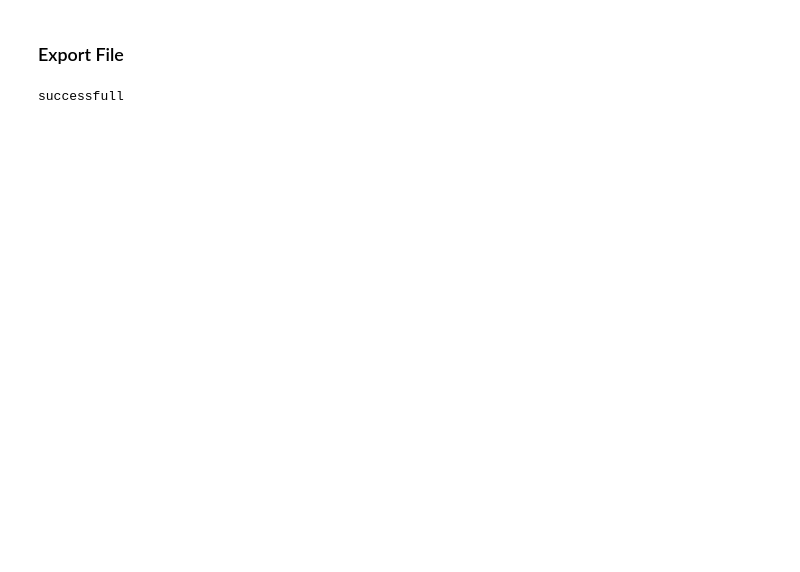
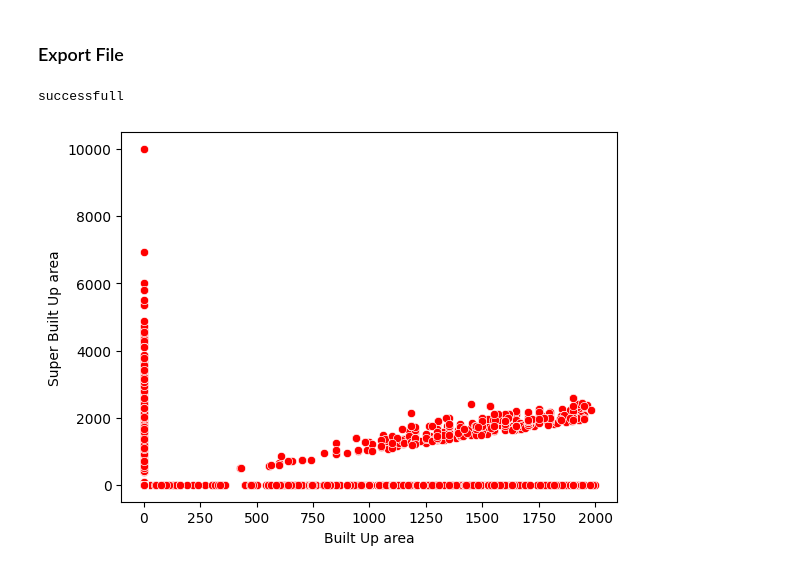
Before and after one commit to TeenaJaglan/Housing-Property-Analyzer, a Jupyter notebook: Feature Engineering.ipynb, the cells around one changed output. Cells and saved outputs as stored; diff of their text form; code cells hidden in the pictures; blank space fills up the shorter version.

```diff
--- a/Feature Engineering.ipynb
+++ b/Feature Engineering.ipynb
@@ -920,3 +886,8 @@ dt.to_csv('Dataset/gurgaon_properties_cleaned.csv',index=False)
 print('successfull')
 # %% [output]
 successfull
+# %%
+sns.scatterplot(x=dt[dt['Built Up area']<2000]['Built Up area'],y=dt['Super Built Up area'],color='red')
+plt.show()
+# %% [output]
+[figure, added]
```
Also changed, not shown: parts of 19 cells of this notebook, 9 other files.
